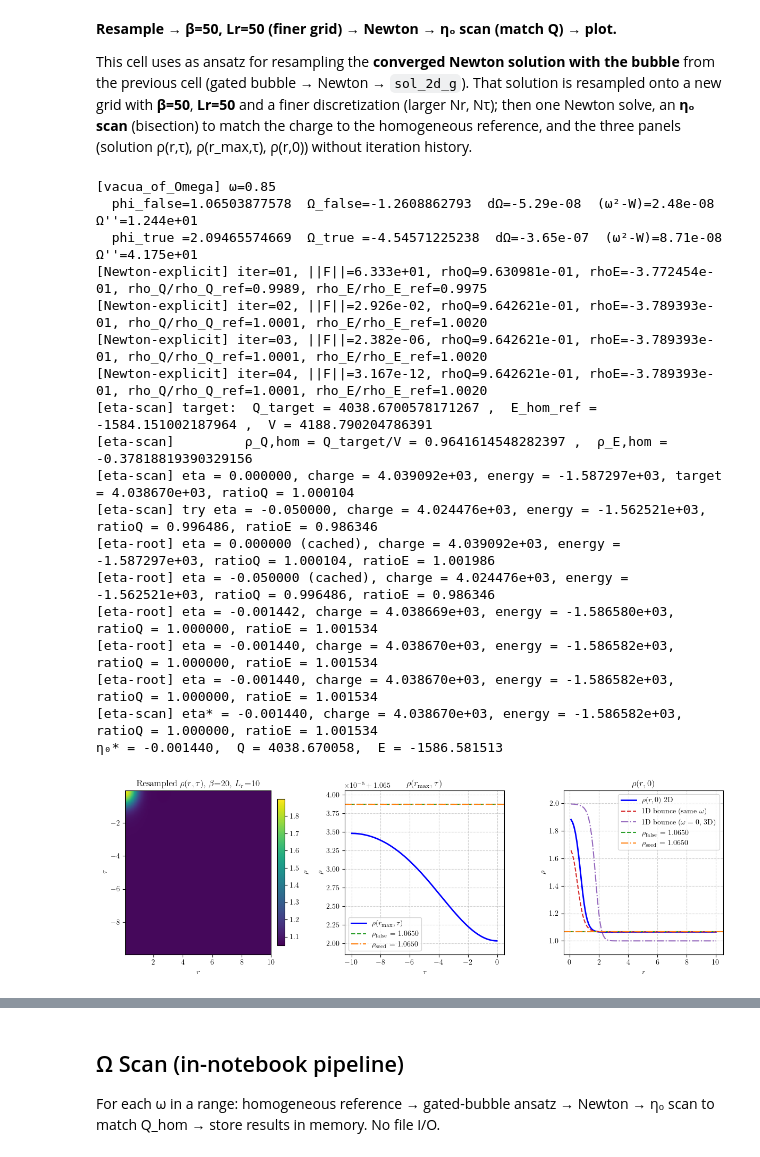
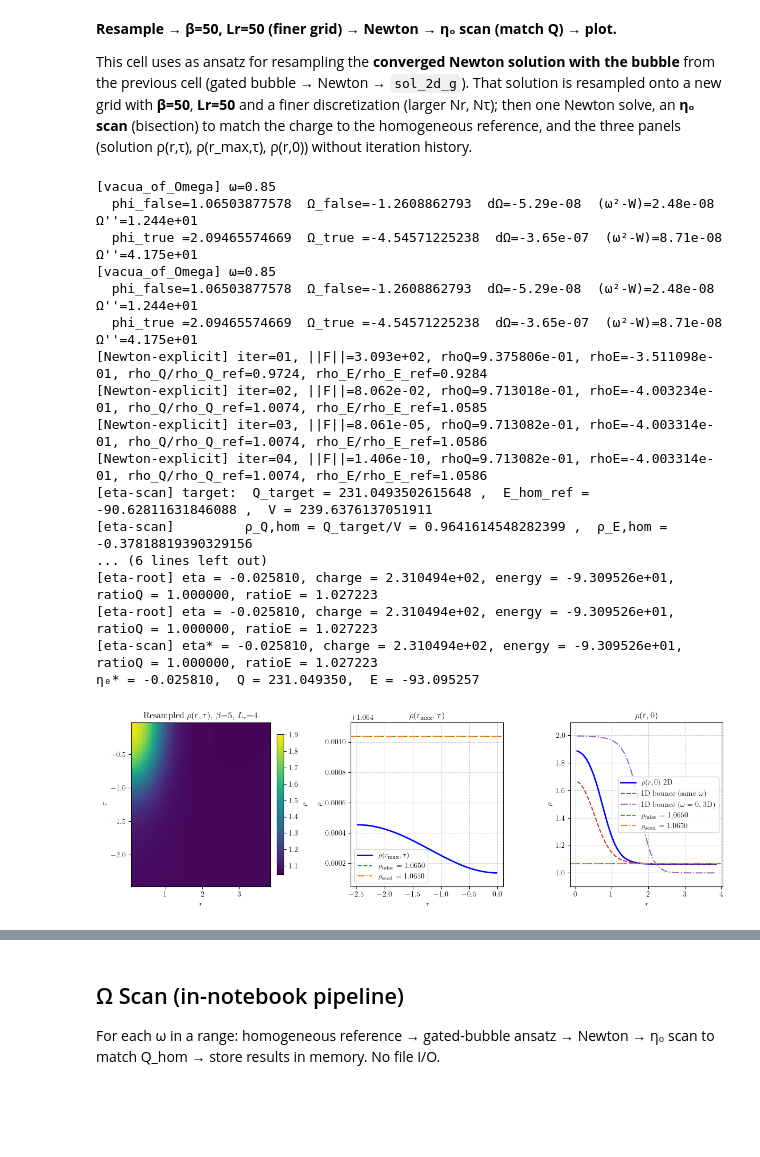
Before and after one commit to GiulioBarni/Qubble, a Jupyter notebook: Bubble_finder/notebooks/Final_Bubble_2D.ipynb, the cells around one changed output, grey strips where cells are left out. Drawn from its saved outputs; the diff is of its cells as text; code cells hidden in the pictures; blank space fills up the shorter version.

```diff
--- a/Bubble_finder/notebooks/Final_Bubble_2D.ipynb
+++ b/Bubble_finder/notebooks/Final_Bubble_2D.ipynb
@@ -86,6 +86,10 @@ mpl.rcParams.update({
 })
 plt.rcParams["figure.figsize"] = (7, 4.8)
 
+# Cartella per salvare i plot (creata se non esiste)
+FIGURES_DIR = Path("figures")
+FIGURES_DIR.mkdir(exist_ok=True)
+
 print("Imports completed.")
 # %% [output]
 Imports completed.
@@ -202,7 +207,8 @@ print(f"Parameters: φ₀={PHI0_BOUNCE}, v1={V1_BOUNCE}, v2={V2_BOUNCE}, ω={OME
 print(f"Analytical action (d=4, Q=0): S₀ = {S0_analytical(PHI0_BOUNCE):.6f}")
 r_bounce, phi_bounce, phi0_bounce, phi_false_bounce, phi_true_bounce = solve_bounce(
     PHI0_BOUNCE, V1_BOUNCE, V2_BOUNCE, OMEGA_BOUNCE,
-    d=D, r0=R0, rmax=RMAX, max_iter=MAX_ITER, verbose=VERBOSE
+    d=D,
+    r0=R0, rmax=RMAX, max_iter=MAX_ITER, verbose=VERBOSE
 )
 
 if r_bounce is not None:
@@ -227,12 +233,11 @@ if r_bounce is not None:
     ax.set_xlim(0, r_bounce[-1])
     ax.set_ylim(0, phi_bounce.max()*1.5)
     ax.set_title(rf"O(3) Bounce Solution ($\omega = {OMEGA_BOUNCE:.2f}$)")
-    ax.legend()
-    ax.grid(True, ls="--", alpha=0.6)
-    plt.tight_layout()
-    plt.show()
-else:
-    print("Failed to find bounce solution.")
+ax.legend()
+ax.grid(True, ls="--", alpha=0.6)
+plt.tight_layout()
+fig.savefig(FIGURES_DIR / "bounce_profile.png", dpi=150, bbox_inches="tight")
+plt.show()
 # %% [output]
 Solving O(3) bounce solution...
 Parameters: φ₀=1.999, v1=1.0, v2=2.0, ω=0.85
@@ -933,6 +947,8 @@ elif omega_gated_choice == "omega_same_rho_E" and _om_E is not None:
     omega_2d_g = float(_om_E)
 else:
     omega_2d_g = float(OMEGA)
+
+#omega_2d_g = 0
 print(f"Gated 2D run: ω = {omega_2d_g:.6f}  (choice: {omega_gated_choice})")
 
 # Grid size (same as homogeneous 2D)
@@ -940,8 +956,8 @@ try:
     Lr_2d_g = float(r_bounce[-1]) if r_bounce is not None else 10.0
 except NameError:
     Lr_2d_g = 10.0
-Nr_2d_g, Ntau_2d_g = 80, 100
-beta_2d_g = 20.0
+Nr_2d_g, Ntau_2d_g = 60, 60
+beta_2d_g = 10.0
 rho_false_2d_g, _ = vacua_of_Omega(PHI0, V1, V2, omega_2d_g)
 rho0_2d_g = float(rho_false_2d_g)
 
@@ -1059,6 +1075,7 @@ ax3.set_title(r"$\rho(r,0)$")
 ax3.legend(loc="best", fontsize=7)
 ax3.grid(True, ls="--", alpha=0.6)
 plt.tight_layout()
+fig.savefig(FIGURES_DIR / "gated_bubble_2d.png", dpi=150, bbox_inches="tight")
 plt.show()
 
 # Diagnostics (same as homogeneous 2D)
@@ -1140,13 +1627,17 @@ from Bubble_finder.observables_1d import Q_homogeneous_ball
 from Bubble_finder.observables_2d import homogeneous_energy_2d, homogeneous_E_M_2d
 
 # New grid: beta=50, Lr=50, finer (more points)
-beta_res = 20.0
-Lr_res = 10.0
-Nr_res = 100
-Ntau_res = 200
-omega_res = float(omega_2d_g)
-rho0_res = float(rho0_2d_g)
-rho_false_res = float(rho_false_2d_g)
+beta_res = 5
+Lr_res = r_bounce[-1]
+Nr_res = 60
+Ntau_res = 60
+# Omega per il Newton solver (scegli tu). La configurazione omogenea di riferimento resta sempre a OMEGA.
+omega_newton =  0.85 # omega usato nel solver 2D; cambia qui per fare override
+rho_false_solver, _ = vacua_of_Omega(PHI0, V1, V2, omega_newton)
+omega_res = float(omega_newton)
+rho0_res = float(rho_false_solver)
+rho_false_res = float(rho_false_solver)
+# Riferimento omogeneo: sempre OMEGA (per Q_target, E_hom, diagnostica)
 rho_false_ref_res, _ = vacua_of_Omega(PHI0, V1, V2, OMEGA)
 
 # Ansatz for resampling: converged Newton solution with the bubble (gated → Newton → sol_2d_g)
@@ -1332,6 +1823,7 @@ ax3.set_title(r"$\rho(r,0)$")
 ax3.legend()
 ax3.grid(True, ls="--", alpha=0.6)
 plt.tight_layout()
+fig.savefig(FIGURES_DIR / "resampled_2d_bubble.png", dpi=150, bbox_inches="tight")
 plt.show()
 
 # Full diagnostics: 2D solution vs reference homogeneous at OMEGA (V_res, Q_hom_res, E_hom_res already computed above)
@@ -1342,48 +1834,48 @@ rho_E_res = dens_res["E"] / V_res
 print("--- Resampled + η scan: full diagnostics ---")
 print(f"  Homogeneous reference: ω = OMEGA = {OMEGA:.6f}")
 print(f"  Grid: β = {beta_res}, Lr = {Lr_res}, Nr = {Nr_res}, Nτ = {Ntau_res}")
 print(f"  Volume V = (4/3)π Lr³ = {V_res:.6f}")
 print(f"  η₀* = {eta_star_res:.6f}")
 print("")
 print("  Solution (2D after resample + Newton + η scan):")
 print(f"    Q(τ=0) = {dens_res['Q']:.6f},   E(τ=0) = {dens_res['E']:.6f}")
 print(f"    ρ_Q = Q/V = {rho_Q_res:.6f},   ρ_E = E/V = {rho_E_res:.6f}")
 print("")
 print("  Reference homogeneous at ω = OMEGA (φ = ρ_false(OMEGA), same V):")
 print(f"    Q_hom = {Q_hom_res:.6f},   E_hom = {E_hom_res:.6f}")
 print(f"    ρ_Q,hom = Q_hom/V = {rho_Q_hom_res:.6f},   ρ_E,hom = E_hom/V = {rho_E_hom_res:.6f}")
 print("")
 print(f"  Ratios (solution / homogeneous):  Q/Q_hom = {dens_res['Q']/Q_hom_res:.6f},  E/E_hom = {dens_res['E']/E_hom_res:.6f}")
 print(f"  Density ratios:  ρ_Q/ρ_Q,hom = {rho_Q_res/rho_Q_hom_res:.6f},  ρ_E/ρ_E,hom = {rho_E_res/rho_E_hom_res:.6f}")
+print(f"  Difference (densities):  ρ_Q - ρ_Q,hom = {rho_Q_res - rho_Q_hom_res:.6f},  ρ_E - ρ_E,hom = {rho_E_res - rho_E_hom_res:.6f}")
 print(f"  Difference:  E - E_hom (H_E) = {dens_res['E'] - E_hom_res:.6f}")
 obs_res = getattr(sol_eta_res, "observables_ghost", None) or {}
 E_M_hom_res = float(homogeneous_E_M_2d(OMEGA, rho_false_ref_res, Lr_res, U))
 if "E_M" in obs_res:
     print(f"  Difference:  E_M - E_M_hom(OMEGA) = {obs_res['E_M'] - E_M_hom_res:.6f}")
 if "F_omega" in obs_res:
     F_res = obs_res["F_omega"]
     F_hom_res = E_M_hom_res - OMEGA * Q_hom_res
     print(f"  F_ω (solution) = {F_res:.6f},  F_ω,hom(OMEGA) = {F_hom_res:.6f}")
     print(f"  Difference:  F_ω - F_ω,hom = {F_res - F_hom_res:.6f}")
 # %% [output]
 [vacua_of_Omega] ω=0.85
   phi_false=1.06503877578  Ω_false=-1.2608862793  dΩ=-5.29e-08  (ω²-W)=2.48e-08  Ω''=1.244e+01
   phi_true =2.09465574669  Ω_true =-4.54571225238  dΩ=-3.65e-07  (ω²-W)=8.71e-08  Ω''=4.175e+01
-[Newton-explicit] iter=01, ||F||=6.333e+01, rhoQ=9.630981e-01, rhoE=-3.772454e-01, rho_Q/rho_Q_ref=0.9989, rho_E/rho_E_ref=0.9975
-[Newton-explicit] iter=02, ||F||=2.926e-02, rhoQ=9.642621e-01, rhoE=-3.789393e-01, rho_Q/rho_Q_ref=1.0001, rho_E/rho_E_ref=1.0020
-[Newton-explicit] iter=03, ||F||=2.382e-06, rhoQ=9.642621e-01, rhoE=-3.789393e-01, rho_Q/rho_Q_ref=1.0001, rho_E/rho_E_ref=1.0020
-[Newton-explicit] iter=04, ||F||=3.167e-12, rhoQ=9.642621e-01, rhoE=-3.789393e-01, rho_Q/rho_Q_ref=1.0001, rho_E/rho_E_ref=1.0020
-[eta-scan] target:  Q_target = 4038.6700578171267 ,  E_hom_ref = -1584.151002187964 ,  V = 4188.790204786391
-[eta-scan]         ρ_Q,hom = Q_target/V = 0.9641614548282397 ,  ρ_E,hom = -0.37818819390329156
-[eta-scan] eta = 0.000000, charge = 4.039092e+03, energy = -1.587297e+03, target = 4.038670e+03, ratioQ = 1.000104
-[eta-scan] try eta = -0.050000, charge = 4.024476e+03, energy = -1.562521e+03, ratioQ = 0.996486, ratioE = 0.986346
-[eta-root] eta = 0.000000 (cached), charge = 4.039092e+03, energy = -1.587297e+03, ratioQ = 1.000104, ratioE = 1.001986
-[eta-root] eta = -0.050000 (cached), charge = 4.024476e+03, energy = -1.562521e+03, ratioQ = 0.996486, ratioE = 0.986346
-[eta-root] eta = -0.001442, charge = 4.038669e+03, energy = -1.586580e+03, ratioQ = 1.000000, ratioE = 1.001534
-[eta-root] eta = -0.001440, charge = 4.038670e+03, energy = -1.586582e+03, ratioQ = 1.000000, ratioE = 1.001534
-[eta-root] eta = -0.001440, charge = 4.038670e+03, energy = -1.586582e+03, ratioQ = 1.000000, ratioE = 1.001534
-[eta-scan] eta* = -0.001440, charge = 4.038670e+03, energy = -1.586582e+03, ratioQ = 1.000000, ratioE = 1.001534
-η₀* = -0.001440,  Q = 4038.670058,  E = -1586.581513
+[vacua_of_Omega] ω=0.85
+  phi_false=1.06503877578  Ω_false=-1.2608862793  dΩ=-5.29e-08  (ω²-W)=2.48e-08  Ω''=1.244e+01
+  phi_true =2.09465574669  Ω_true =-4.54571225238  dΩ=-3.65e-07  (ω²-W)=8.71e-08  Ω''=4.175e+01
+[Newton-explicit] iter=01, ||F||=3.093e+02, rhoQ=9.375806e-01, rhoE=-3.511098e-01, rho_Q/rho_Q_ref=0.9724, rho_E/rho_E_ref=0.9284
+[Newton-explicit] iter=02, ||F||=8.062e-02, rhoQ=9.713018e-01, rhoE=-4.003234e-01, rho_Q/rho_Q_ref=1.0074, rho_E/rho_E_ref=1.0585
+[Newton-explicit] iter=03, ||F||=8.061e-05, rhoQ=9.713082e-01, rhoE=-4.003314e-01, rho_Q/rho_Q_ref=1.0074, rho_E/rho_E_ref=1.0586
+[Newton-explicit] iter=04, ||F||=1.406e-10, rhoQ=9.713082e-01, rhoE=-4.003314e-01, rho_Q/rho_Q_ref=1.0074, rho_E/rho_E_ref=1.0586
+[eta-scan] target:  Q_target = 231.0493502615648 ,  E_hom_ref = -90.62811631846088 ,  V = 239.6376137051911
+[eta-scan]         ρ_Q,hom = Q_target/V = 0.9641614548282399 ,  ρ_E,hom = -0.37818819390329156
+... (6 lines left out)
+[eta-root] eta = -0.025810, charge = 2.310494e+02, energy = -9.309526e+01, ratioQ = 1.000000, ratioE = 1.027223
+[eta-root] eta = -0.025810, charge = 2.310494e+02, energy = -9.309526e+01, ratioQ = 1.000000, ratioE = 1.027223
+[eta-scan] eta* = -0.025810, charge = 2.310494e+02, energy = -9.309526e+01, ratioQ = 1.000000, ratioE = 1.027223
+η₀* = -0.025810,  Q = 231.049350,  E = -93.095257
-[figure, old version]
+[figure, new version]
 --- Resampled + η scan: full diagnostics ---
   Homogeneous reference: ω = OMEGA = 0.850000
```
Also changed, not shown: parts of 52 cells of this notebook, 36 other files.
